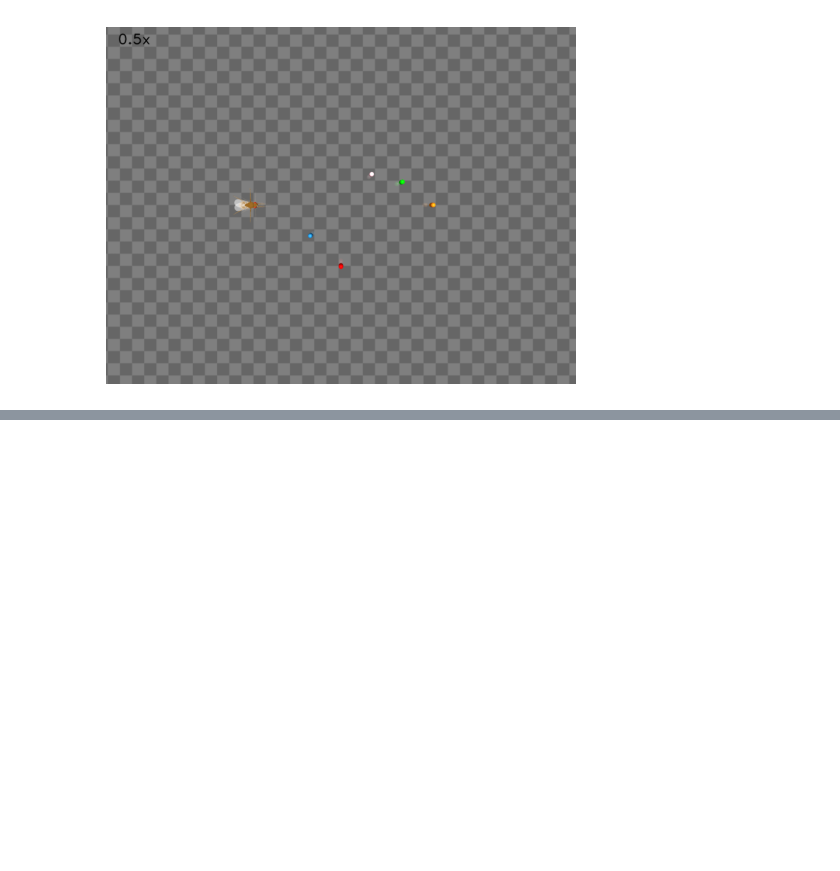
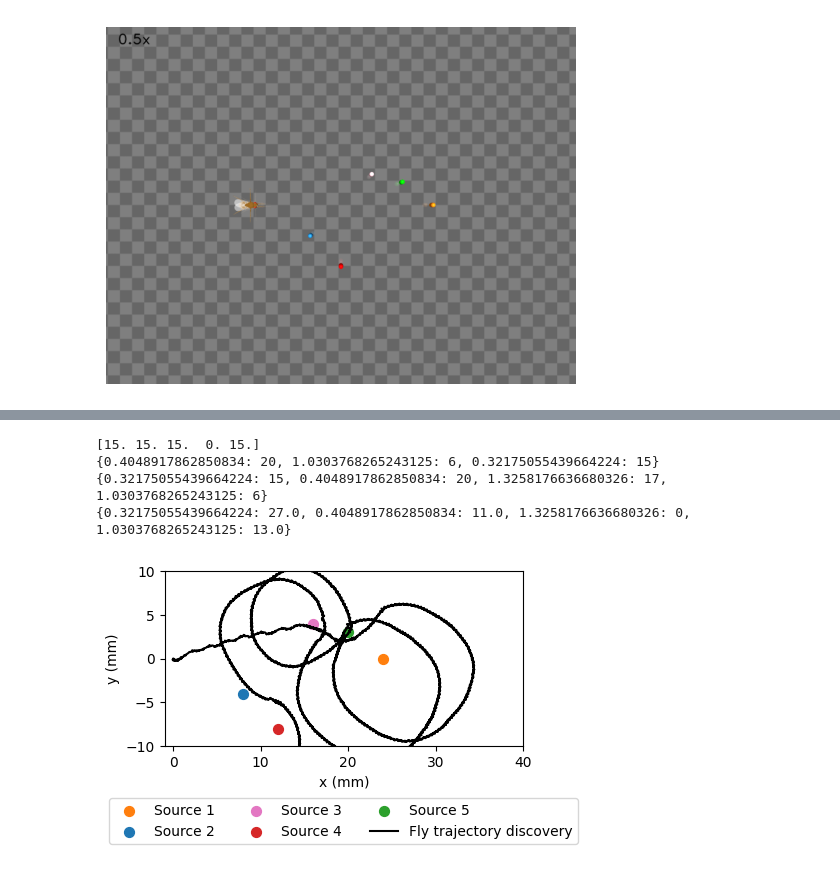
Before and after one commit to NeLy-EPFL/flygym-scratch, a Jupyter notebook: notebooks/learning_memory/angle_key_exploration.ipynb, the cells around one changed output, grey strips where cells are left out. Drawn from its saved outputs; the diff is of its cells as text; code cells hidden in the pictures; blank space fills up the shorter version.

```diff
--- a/notebooks/learning_memory/angle_key_exploration.ipynb
+++ b/notebooks/learning_memory/angle_key_exploration.ipynb
@@ -414,0 +280,69 @@ sim.save_video(
+# %%
+# Let's check the confidence level for the fly's memory related to the different sources
+print(sim.odor_scores)
+# Let's check the fly's memory
+print(sim.fly_valence_dictionary)
+print(arena.valence_dictionary)
+
+print(sim.key_odor_scores)
+# %% [output]
+[15. 15. 15.  0. 15.]
+{0.4048917862850834: 20, 1.0303768265243125: 6, 0.32175055439664224: 15}
+{0.32175055439664224: 15, 0.4048917862850834: 20, 1.3258176636680326: 17, 1.0303768265243125: 6}
+{0.32175055439664224: 27.0, 0.4048917862850834: 11.0, 1.3258176636680326: 0, 1.0303768265243125: 13.0}
+# %%
+# Plot the trajectory
+fly_pos_hist = np.array([obs["fly"][0, :2] for obs in obs_hist])
+fig, ax = plt.subplots(1, 1, figsize=(5, 4), tight_layout=True)
+ax.scatter(
+    [odor_source[0, 0]],
+    [odor_source[0, 1]],
+    marker="o",
+    color="tab:orange",
+    s=50,
+    label="Source 1",
+)
+ax.scatter(
+    [odor_source[1, 0]],
+    [odor_source[1, 1]],
+    marker="o",
+    color="tab:blue",
+    s=50,
+    label="Source 2",
+)
+ax.scatter(
+    [odor_source[2, 0]],
+    [odor_source[2, 1]],
+    marker="o",
+    color="tab:pink",
+    s=50,
+    label="Source 3",
+)
+ax.scatter(
+    [odor_source[3, 0]],
+    [odor_source[3, 1]],
+    marker="o",
+    color="tab:red",
+    s=50,
+    label="Source 4",
+)
+ax.scatter(
+    [odor_source[4, 0]],
+    [odor_source[4, 1]],
+    marker="o",
+    color="tab:green",
+    s=50,
+    label="Source 5",
+)
+ax.plot(fly_pos_hist[:, 0], fly_pos_hist[:, 1], color="k", label="Fly trajectory discovery")
+ax.set_aspect("equal")
+ax.set_xlim(-1, 40)
+ax.set_ylim(-10, 10)
+ax.set_xlabel("x (mm)")
+ax.set_ylabel("y (mm)")
+ax.legend(ncols=3, loc="lower center", bbox_to_anchor=(0.5, -0.6))
+fig.savefig(
+    f"/home/nmf-learning/flygym-scratch/outputs/plots/{name}/respawn_odor_taxis_trajectory.png"
+)
+# %% [output]
+[figure, added]
```
Also changed, not shown: parts of 6 cells of this notebook, 3 other files.
